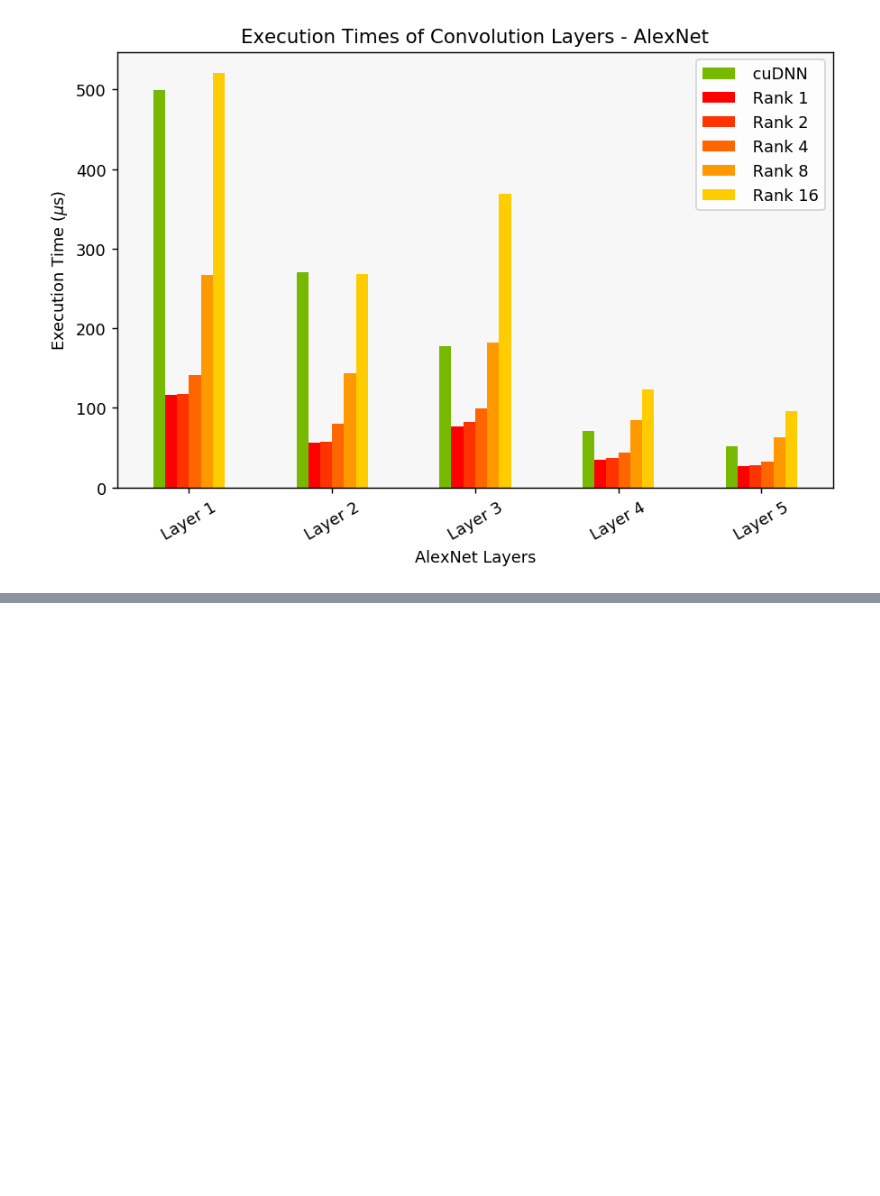
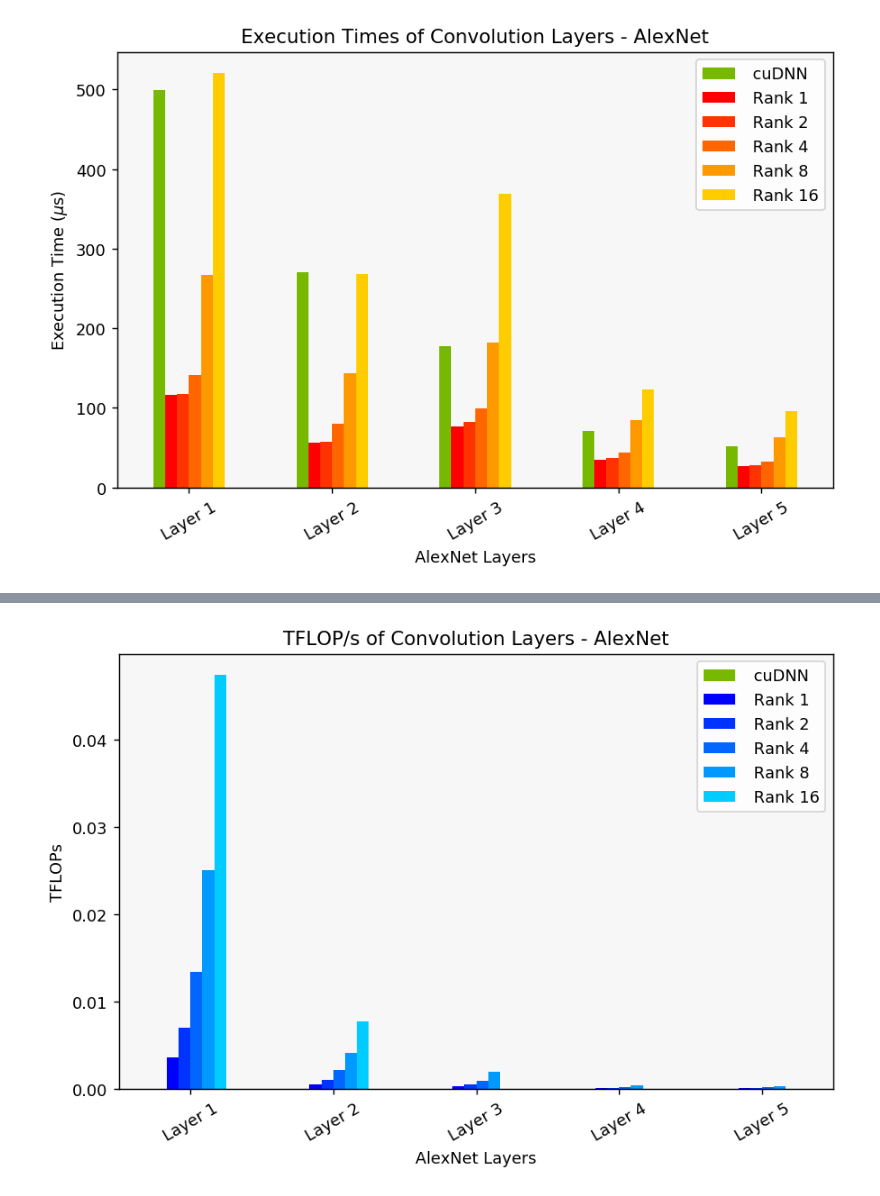
Before and after one commit to Areustle/ParallelTNNLayers, a Jupyter notebook: Cuda_kernels/results/Benchmark plots RTX2080Ti 20190904.ipynb, the cells around one changed output, grey strips where cells are left out. Drawn from its saved outputs; the diff is of its cells as text; code cells hidden in the pictures; blank space fills up the shorter version.

```diff
--- a/Cuda_kernels/results/Benchmark plots RTX2080Ti 20190904.ipynb
+++ b/Cuda_kernels/results/Benchmark plots RTX2080Ti 20190904.ipynb
@@ -37,0 +101,8 @@ plot2dRank(df, arch)
+# %%
+flopdf = pd.read_csv("BothConv2dForward_results_flop_tf_pairwise_2080ti_190908a_alexnet.txt").set_index(["N C H W pad T Y X"])
+# df = pd.read_csv("BothConv2dForward_results_"+desc+"_"+arch+".txt").set_index(["N C H W pad T Y X"])
+time_file='BothConv2dForward_results_tf_pairwise_time_2080_ti_190908a_alexnet.txt'
+df = pd.read_csv(time_file).set_index(["N C H W pad T Y X"])
+plot2dRankFlop((flopdf/(df/1e6))/1e12, arch, [color[0], *color[6:]], "_pairwise_")
+# %% [output]
+[figure, added]
```
Also changed, not shown: parts of 8 cells of this notebook, 21 other files.
